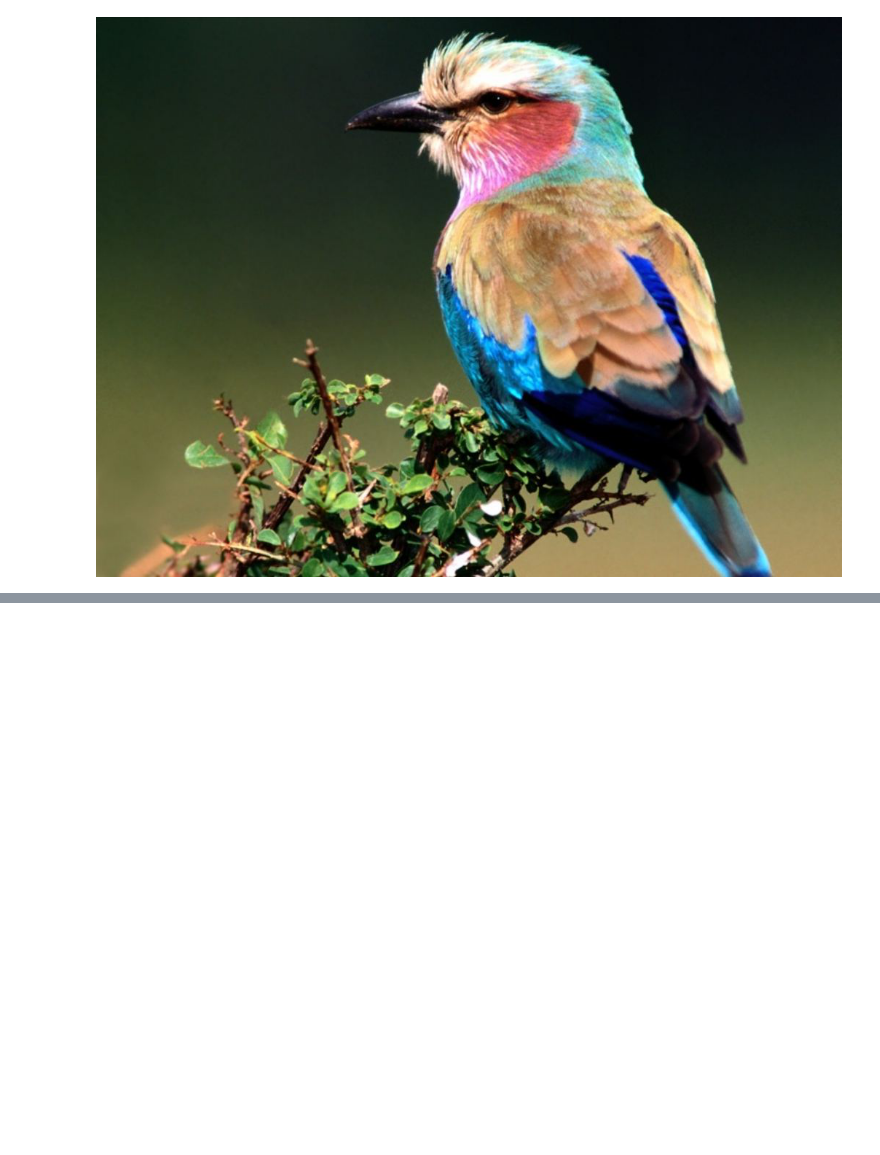
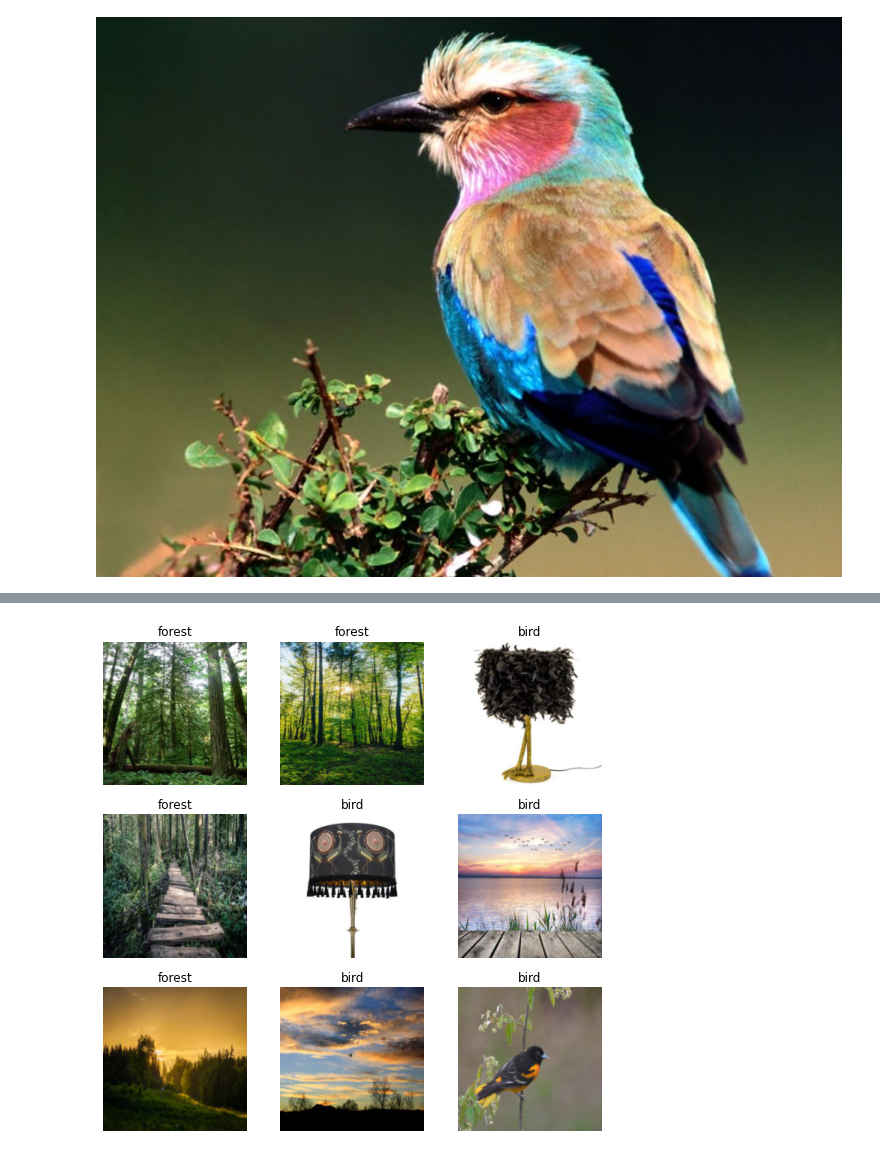
Before and after one commit to munisdev86/fastai-dl-pt1, a Jupyter notebook: intro.ipynb, the cells around one changed output, grey strips where cells are left out. Cells and saved outputs as stored; diff of their text form; code cells hidden in the pictures; blank space fills up the shorter version.

```diff
--- a/intro.ipynb
+++ b/intro.ipynb
@@ -81,0 +131,4 @@ Image.open('forest.jpg').to_thumb(256,256)
+# %%
+dls.show_batch(max_n=9)
+# %% [output]
+[figure, added]
```
Also changed, not shown: parts of 12 cells of this notebook.
